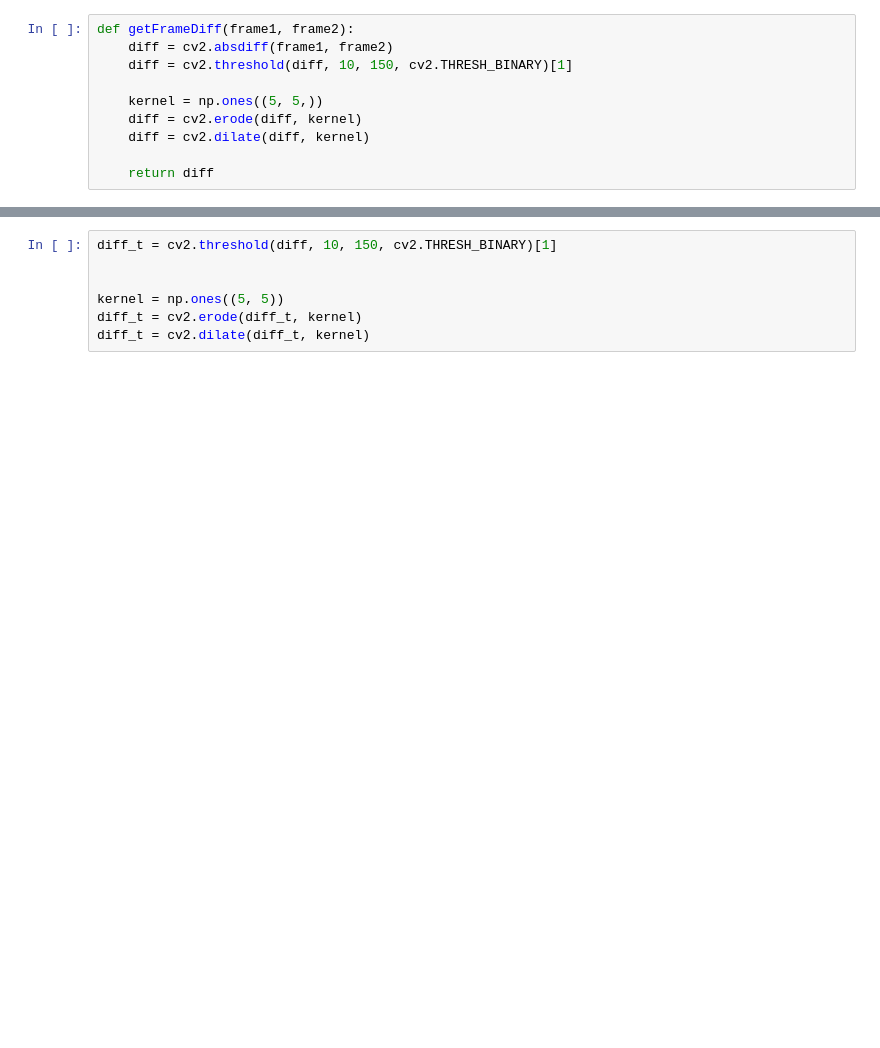
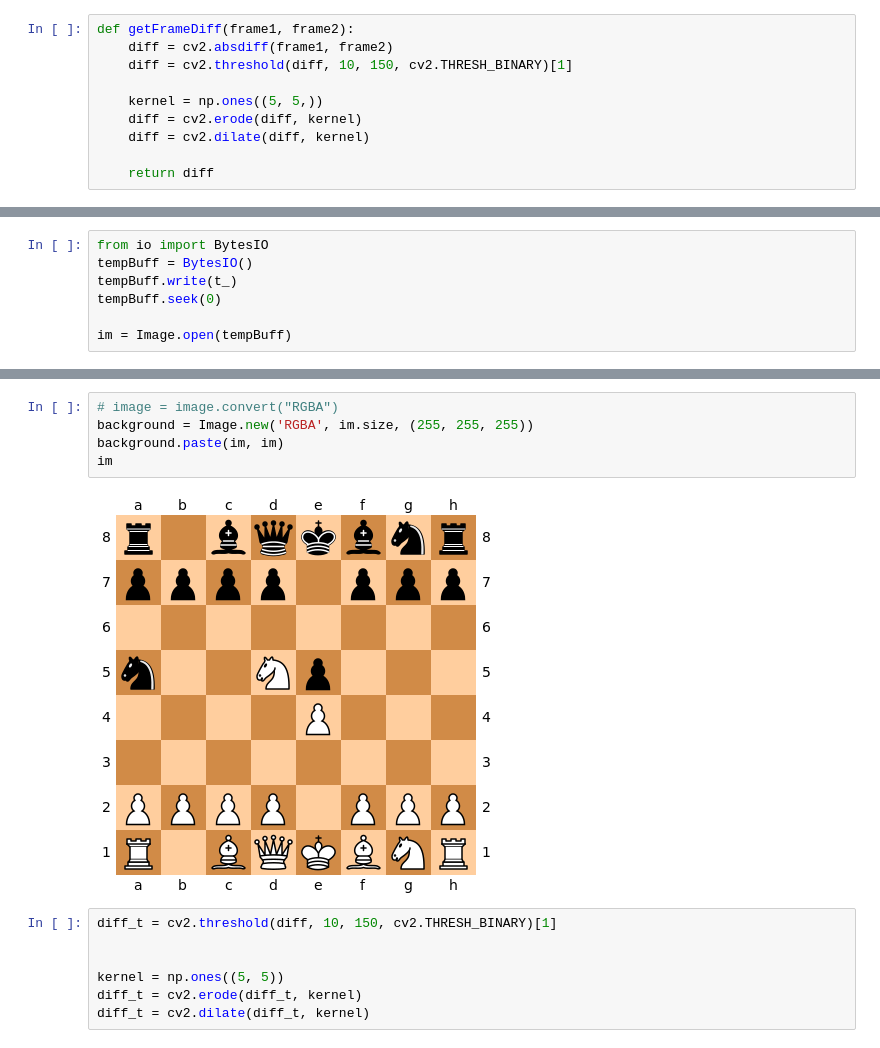
Before and after one commit to ilyabalbin/chessgame_cv, a Jupyter notebook: src/experiments/test_book.ipynb, the cells around one changed output, grey strips where cells are left out. Saved outputs shown, nothing was run; the diff lists cells and outputs as text; blank space fills up the shorter version.

```diff
--- a/src/experiments/test_book.ipynb
+++ b/src/experiments/test_book.ipynb
@@ -253,0 +252,7 @@ Board('r1bqkbnr/pppppppp/8/4n3/8/8/PPPP1PPP/RNBQKBNR w KQkq - 0 3')
+# %%
+from io import BytesIO
+tempBuff = BytesIO()
+tempBuff.write(t_)
+tempBuff.seek(0)
+
+im = Image.open(tempBuff)
@@ -254,3 +284,10 @@ Board('r1bqkbnr/pppppppp/8/4n3/8/8/PPPP1PPP/RNBQKBNR w KQkq - 0 3')
+# %%
+# image = image.convert("RGBA")
+background = Image.new('RGBA', im.size, (255, 255, 255))
+background.paste(im, im)
+im
+# %% [output]
+[figure, added]
 # %%
 diff_t = cv2.threshold(diff, 10, 150, cv2.THRESH_BINARY)[1]
 
```
Also changed, not shown: parts of 22 cells of this notebook, 9 other files.
